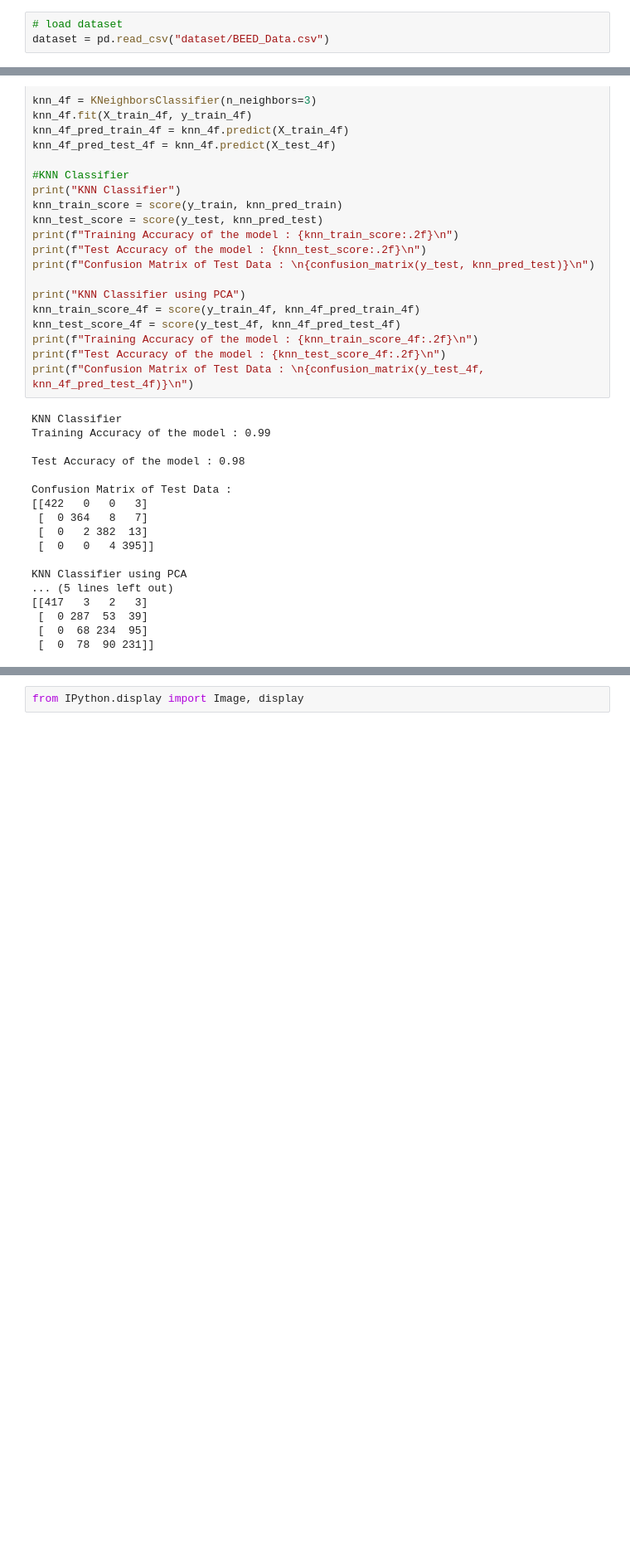
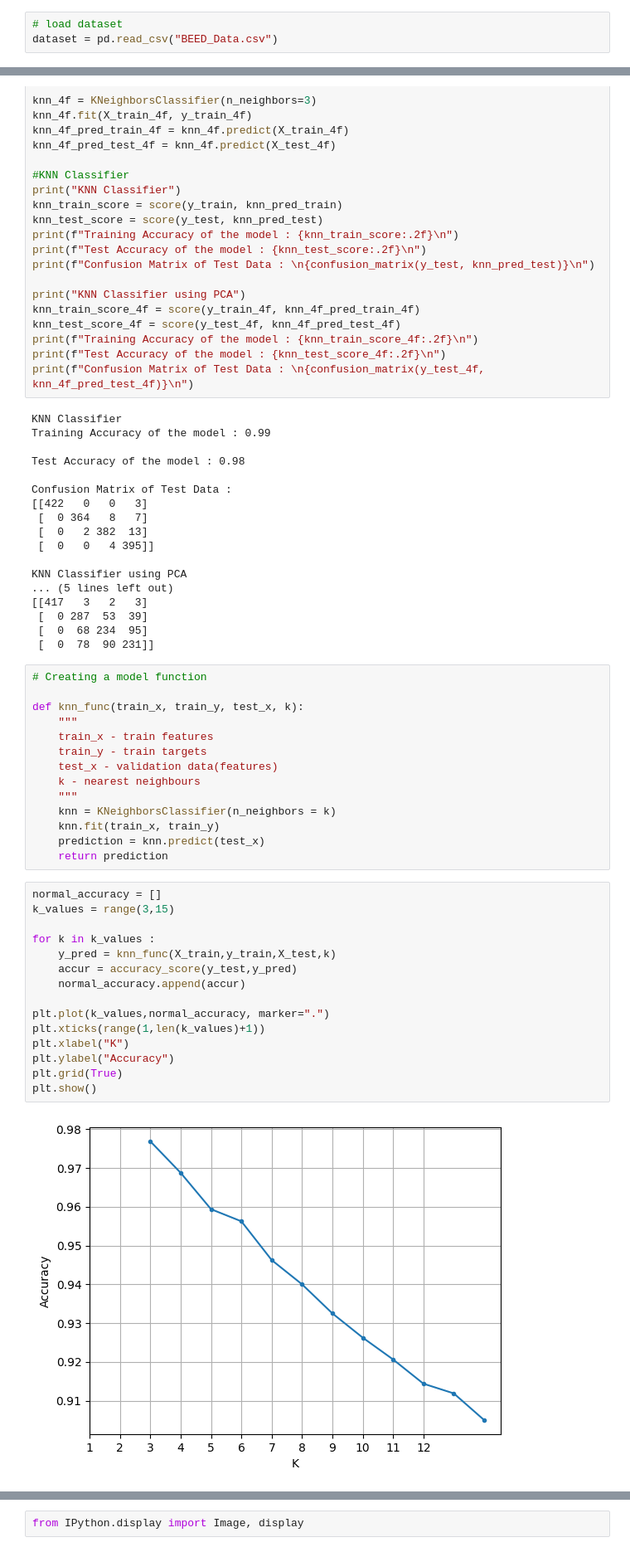
Before and after one commit to vishalprasad1912/Epileptic-Seizure-Identification-Project, a Jupyter notebook: EEG Detection.ipynb, the cells around one changed output, grey strips where cells are left out. Shown: that part at 83% size. Saved outputs shown, nothing was run; the diff lists cells and outputs as text; blank space fills up the shorter version.

Commit message:
Added the clarity for models parameters selection

```diff
--- a/EEG Detection.ipynb
+++ b/EEG Detection.ipynb
@@ -31,7 +31,7 @@ import warnings
 warnings.filterwarnings('ignore')
 # %%
 # load dataset
-dataset = pd.read_csv("dataset/BEED_Data.csv")
+dataset = pd.read_csv("BEED_Data.csv")
 # %% [markdown]
 ## Performing Exploratory Data Analysis (EDA)
 # %%
@@ -412,3 +412,34 @@ KNN Classifier using PCA
  [  0 287  53  39]
  [  0  68 234  95]
  [  0  78  90 231]]
+# %%
+# Creating a model function
+
+def knn_func(train_x, train_y, test_x, k):
+    """
+    train_x - train features
+    train_y - train targets
+    test_x - validation data(features)
+    k - nearest neighbours
+    """
+    knn = KNeighborsClassifier(n_neighbors = k)
+    knn.fit(train_x, train_y)
+    prediction = knn.predict(test_x)
+    return prediction
+# %%
+normal_accuracy = []
+k_values = range(3,15)
+
+for k in k_values :
+    y_pred = knn_func(X_train,y_train,X_test,k)
+    accur = accuracy_score(y_test,y_pred)
+    normal_accuracy.append(accur)
+
+plt.plot(k_values,normal_accuracy, marker=".")
+plt.xticks(range(1,len(k_values)+1))
+plt.xlabel("K")
+plt.ylabel("Accuracy")
+plt.grid(True)
+plt.show()
+# %% [output]
+[figure, added]
```
Also changed, not shown: parts of 7 cells of this notebook.
